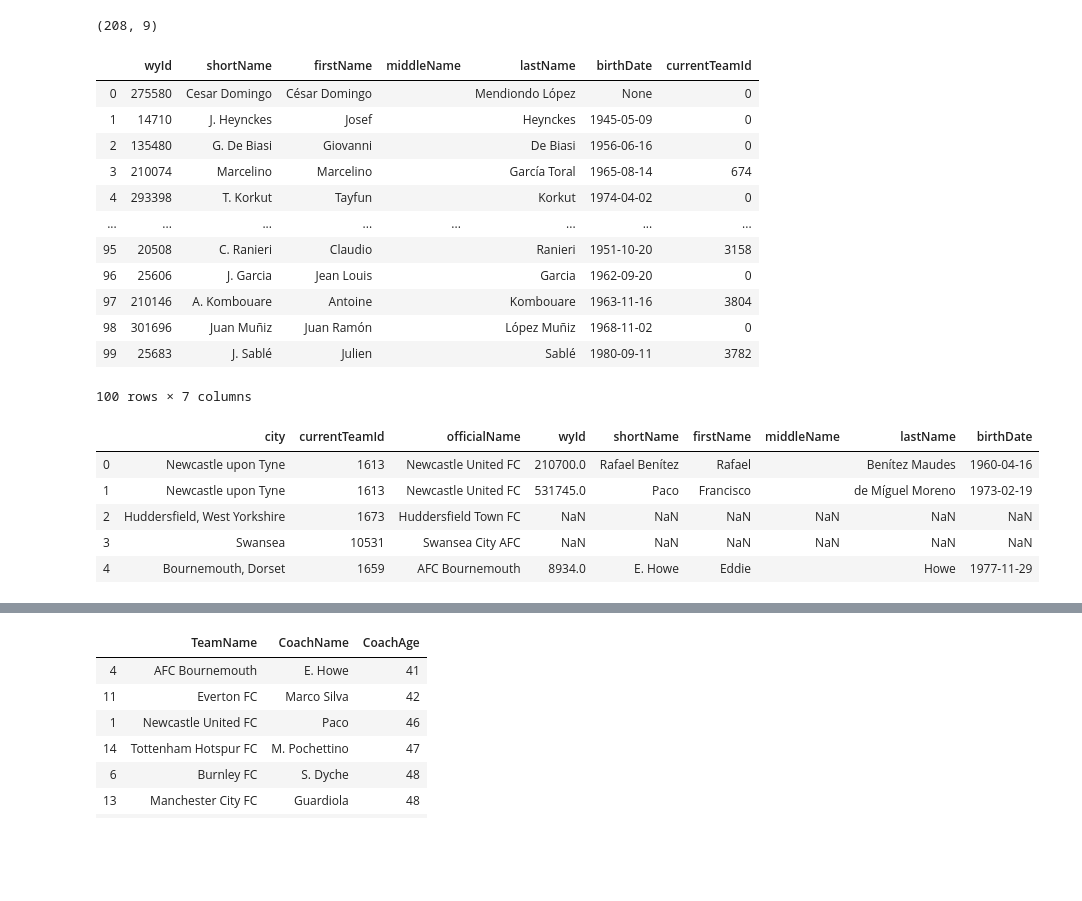
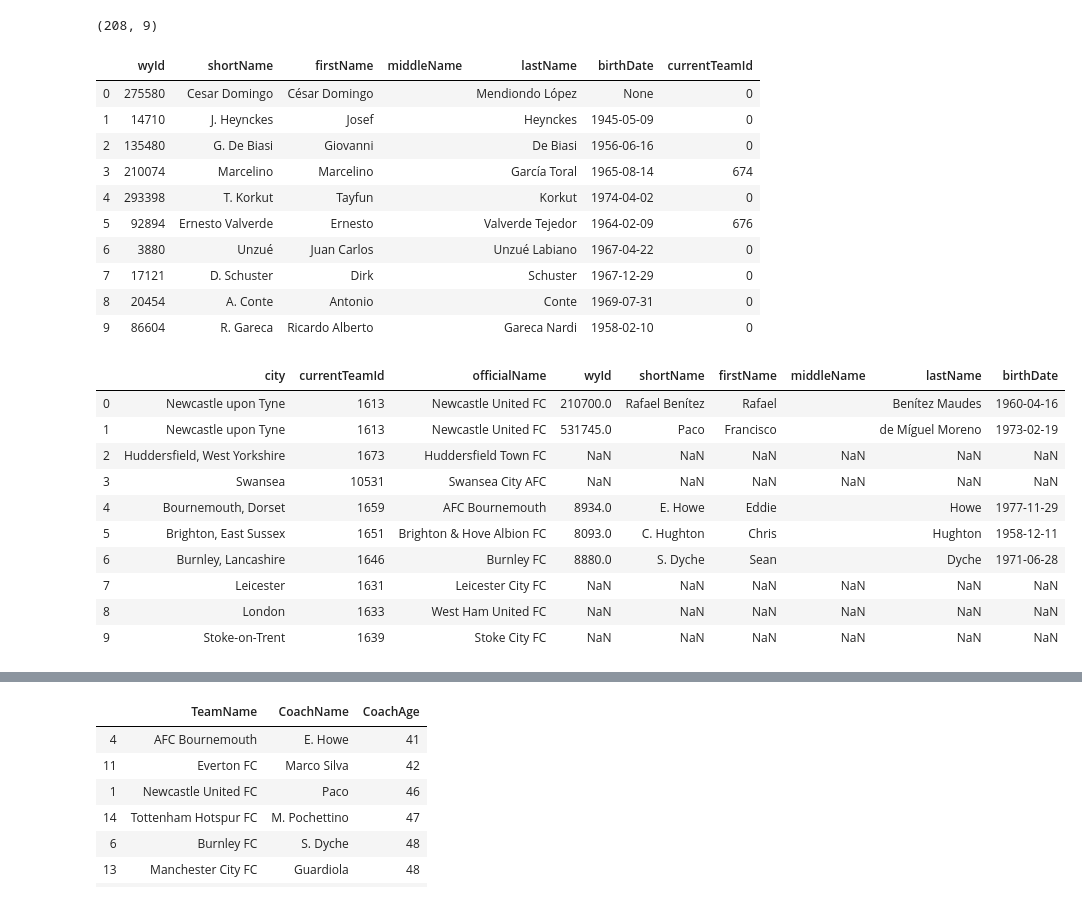
Before and after one commit to santiagoparaella/ADM-HW2, a Jupyter notebook: RQ3/RQ3.ipynb, the cells around one changed output, grey strips where cells are left out. Cells and saved outputs as stored; diff of their text form; code cells hidden in the pictures; blank space fills up the shorter version.

```diff
--- a/RQ3/RQ3.ipynb
+++ b/RQ3/RQ3.ipynb
@@ -83,0 +115,5 @@ df_teams = df_teams[df_teams['officialName'].str.match('|'.join(premier_league))
+# %%
+filtered_data = pd.DataFrame(filtered_data)
+# %%
+#setting the index
+filtered_data = filtered_data.set_index('index')
@@ -84,3 +141,6 @@ df_teams = df_teams[df_teams['officialName'].str.match('|'.join(premier_league))
+# %%
+#merge teams and filtered dataframes on index
+df_teams = df_teams.merge(filtered_data, left_index=True, right_index=True)
 # %%
 df_teams
 # %% [output]
@@ -104,6 +164,6 @@ df_teams
 # %%
 #drop unnecessary columns
-df_teams = df_teams.drop(['area', 'name', 'type'], axis=1)
+df_teams = df_teams.drop(['area_x','area_y', 'name', 'type'], axis=1)
 # %%
 df_teams
 # %% [output]
@@ -197,7 +255,7 @@ df_coaches.shape
 #drop unnecessary columns
 df_coaches = df_coaches.drop(['birthArea', 'passportArea'], axis=1)
 # %%
-df_coaches.head(100)
+df_coaches.head(10)
 # %% [output]
 |  | wyId | shortName | firstName | middleName | lastName | birthDate | currentTeamId |
 | 0 | 275580 | Cesar Domingo | César Domingo |  | Mendiondo López | None | 0 |
@@ -205,25 +263,28 @@ df_coaches.head(100)
 | 2 | 135480 | G. De Biasi | Giovanni |  | De Biasi | 1956-06-16 | 0 |
 | 3 | 210074 | Marcelino | Marcelino |  | García Toral | 1965-08-14 | 674 |
 | 4 | 293398 | T. Korkut | Tayfun |  | Korkut | 1974-04-02 | 0 |
-| ... | ... | ... | ... | ... | ... | ... | ... |
-| 95 | 20508 | C. Ranieri | Claudio |  | Ranieri | 1951-10-20 | 3158 |
-| 96 | 25606 | J. Garcia | Jean Louis |  | Garcia | 1962-09-20 | 0 |
-| 97 | 210146 | A. Kombouare | Antoine |  | Kombouare | 1963-11-16 | 3804 |
-| 98 | 301696 | Juan Muñiz | Juan Ramón |  | López Muñiz | 1968-11-02 | 0 |
-| 99 | 25683 | J. Sablé | Julien |  | Sablé | 1980-09-11 | 3782 |
+| 5 | 92894 | Ernesto Valverde | Ernesto |  | Valverde Tejedor | 1964-02-09 | 676 |
+| 6 | 3880 | Unzué | Juan Carlos |  | Unzué Labiano | 1967-04-22 | 0 |
+| 7 | 17121 | D. Schuster | Dirk |  | Schuster | 1967-12-29 | 0 |
+| 8 | 20454 | A. Conte | Antonio |  | Conte | 1969-07-31 | 0 |
+| 9 | 86604 | R. Gareca | Ricardo Alberto |  | Gareca Nardi | 1958-02-10 | 0 |
-100 rows × 7 columns
 # %%
 #left join the teams and coches dataframes on id
 df_merge_col = pd.merge(df_teams, df_coaches, on='currentTeamId', how='left')
 # %%
-df_merge_col.head()
+df_merge_col.head(10)
 # %% [output]
 |  | city | currentTeamId | officialName | wyId | shortName | firstName | middleName | lastName | birthDate |
 | 0 | Newcastle upon Tyne | 1613 | Newcastle United FC | 210700.0 | Rafael Benítez | Rafael |  | Benítez Maudes | 1960-04-16 |
 | 1 | Newcastle upon Tyne | 1613 | Newcastle United FC | 531745.0 | Paco | Francisco |  | de Míguel Moreno | 1973-02-19 |
 | 2 | Huddersfield, West Yorkshire | 1673 | Huddersfield Town FC | NaN | NaN | NaN | NaN | NaN | NaN |
 | 3 | Swansea | 10531 | Swansea City AFC | NaN | NaN | NaN | NaN | NaN | NaN |
 | 4 | Bournemouth, Dorset | 1659 | AFC Bournemouth | 8934.0 | E. Howe | Eddie |  | Howe | 1977-11-29 |
+| 5 | Brighton, East Sussex | 1651 | Brighton & Hove Albion FC | 8093.0 | C. Hughton | Chris |  | Hughton | 1958-12-11 |
+| 6 | Burnley, Lancashire | 1646 | Burnley FC | 8880.0 | S. Dyche | Sean |  | Dyche | 1971-06-28 |
+| 7 | Leicester | 1631 | Leicester City FC | NaN | NaN | NaN | NaN | NaN | NaN |
+| 8 | London | 1633 | West Ham United FC | NaN | NaN | NaN | NaN | NaN | NaN |
+| 9 | Stoke-on-Trent | 1639 | Stoke City FC | NaN | NaN | NaN | NaN | NaN | NaN |
 # %%
 #drop the rows with empty date of birth values
 df_merge_col = df_merge_col.dropna(axis = 0, how ='any')
```
Also changed, not shown: parts of 10 cells of this notebook.
